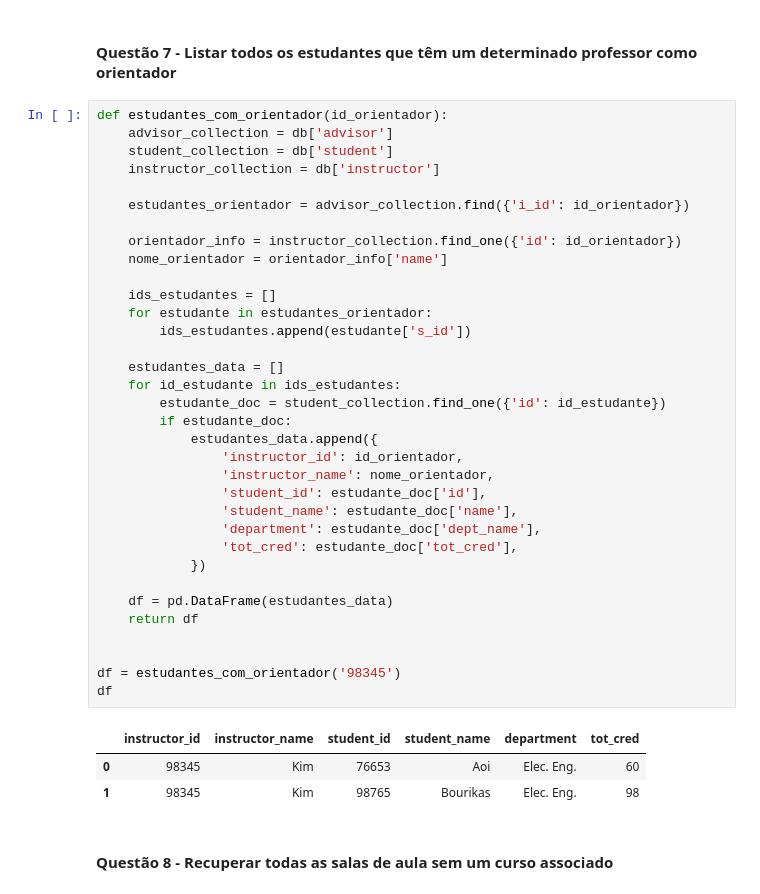
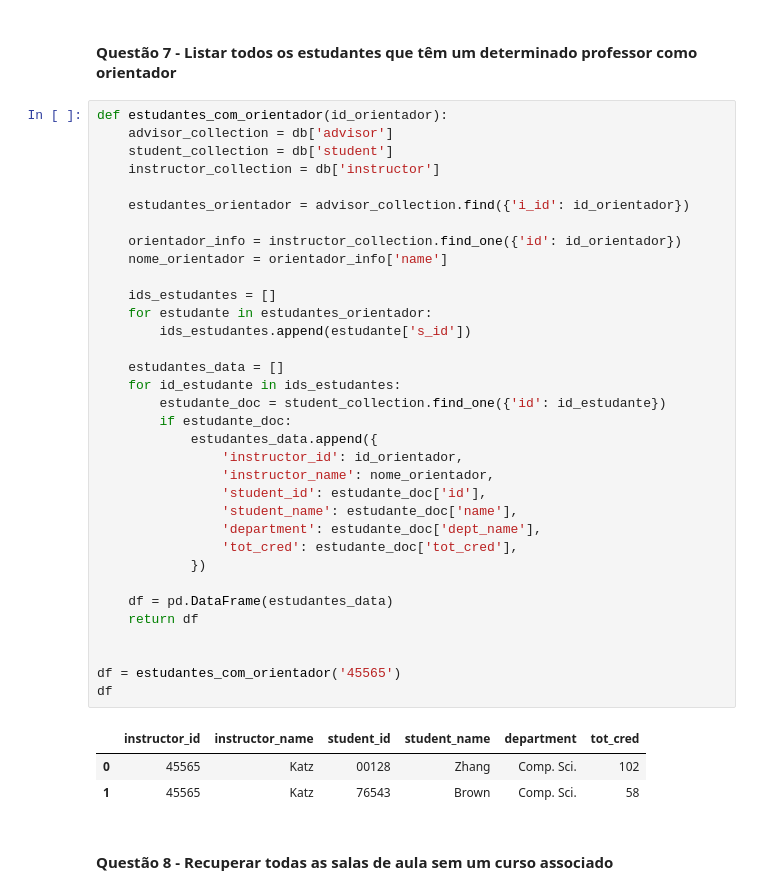
Before and after one commit to Massato01/BancoDeDadosAvancadoNoSQL, a Jupyter notebook: document_store/main.ipynb, the cells around one changed output. Saved outputs shown, nothing was run; the diff lists cells and outputs as text.

```diff
--- a/document_store/main.ipynb
+++ b/document_store/main.ipynb
@@ -467,36 +467,36 @@ def estudantes_com_orientador(id_orientador):
 
     estudantes_orientador = advisor_collection.find({'i_id': id_orientador})
 
     orientador_info = instructor_collection.find_one({'id': id_orientador})
     nome_orientador = orientador_info['name']
 
     ids_estudantes = []
     for estudante in estudantes_orientador:
         ids_estudantes.append(estudante['s_id'])
 
     estudantes_data = []
     for id_estudante in ids_estudantes:
         estudante_doc = student_collection.find_one({'id': id_estudante})
         if estudante_doc:
             estudantes_data.append({
                 'instructor_id': id_orientador,
                 'instructor_name': nome_orientador,
                 'student_id': estudante_doc['id'],
                 'student_name': estudante_doc['name'],
                 'department': estudante_doc['dept_name'],
                 'tot_cred': estudante_doc['tot_cred'],
             })
 
     df = pd.DataFrame(estudantes_data)
     return df
 
 
-df = estudantes_com_orientador('98345')
+df = estudantes_com_orientador('45565')
 df
 # %% [output]
 |  | instructor_id | instructor_name | student_id | student_name | department | tot_cred |
-| 0 | 98345 | Kim | 76653 | Aoi | Elec. Eng. | 60 |
-| 1 | 98345 | Kim | 98765 | Bourikas | Elec. Eng. | 98 |
+| 0 | 45565 | Katz | 00128 | Zhang | Comp. Sci. | 102 |
+| 1 | 45565 | Katz | 76543 | Brown | Comp. Sci. | 58 |
 # %% [markdown]
 #### Questão 8 - Recuperar todas as salas de aula sem um curso associado
 # %%
```
Also changed, not shown: parts of 1 cell of this notebook, 2 other files.
